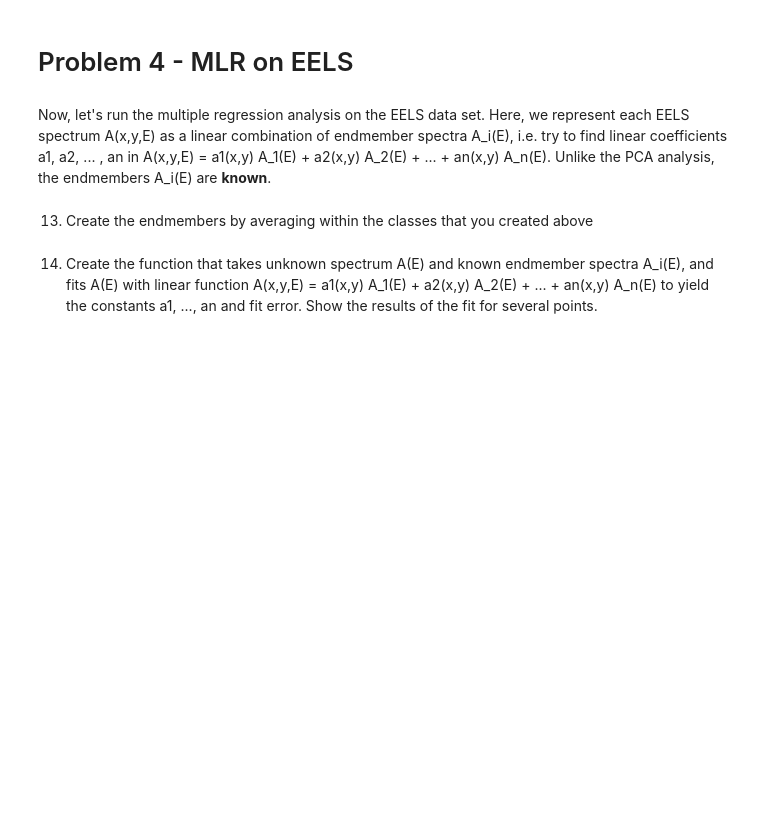
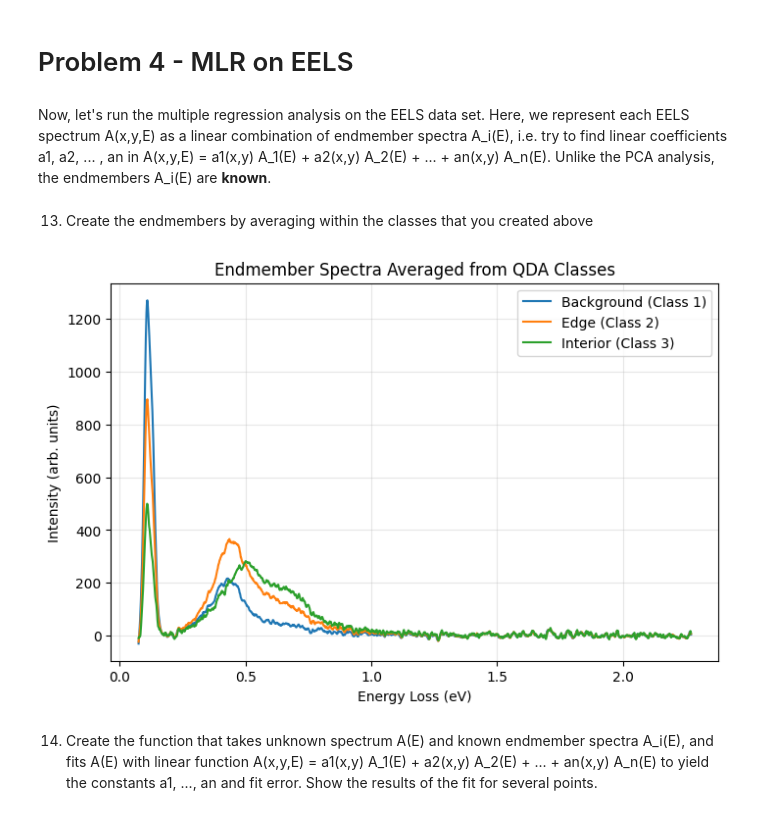
Before and after one commit to smoody-mines/MSE504, a Jupyter notebook: Homework_6.ipynb, the cells around one changed output. Cells and saved outputs as stored; diff of their text form; code cells hidden in the pictures; blank space fills up the shorter version.

```diff
--- a/Homework_6.ipynb
+++ b/Homework_6.ipynb
@@ -410,5 +541,34 @@ Abundance maps...
 Now, let's run the multiple regression analysis on the EELS data set. Here, we represent each EELS spectrum A(x,y,E) as a linear combination of endmember spectra A_i(E), i.e. try to find linear coefficients a1, a2, ... , an in A(x,y,E) = a1(x,y) A_1(E) + a2(x,y) A_2(E) + ... + an(x,y) A_n(E). Unlike the PCA analysis, the endmembers A_i(E) are **known**.
 # %% [markdown]
 13. Create the endmembers by averaging within the classes that you created above
+# %%
+#calculating the mean spectra for points within each class
+endmembers = {}
+class_labels = {1: 'Background', 2: 'Edge', 3: 'Interior'}
+
+for cls in class_labels.keys():
+    # boolean mask for this class
+    mask = (qda_map_final == cls)
+    # extract all spectra belonging to this class
+    spectra = hdata[mask, :]
+
+    # compute the mean spectrum (endmember)
+    mean_spectrum = np.mean(spectra, axis=0)
+    endmembers[cls] = mean_spectrum
+# %%
+plt.figure(figsize=(8,5))
+for cls, label in class_labels.items():
+    plt.plot(e_ax, endmembers[cls], label=f'{label} (Class {cls})')
+
+plt.xlabel('Energy Loss (eV)')
+plt.ylabel('Intensity (arb. units)')
+plt.title('Endmember Spectra Averaged from QDA Classes')
+plt.legend()
+plt.grid(True, alpha=0.3)
+plt.show()
+
+#looks good I think, roughly matches the spectra of component 1,2,3 from LDA
+# %% [output]
+[figure, added]
 # %% [markdown]
 14. Create the function that takes unknown spectrum A(E) and known endmember spectra A_i(E), and fits A(E) with linear function A(x,y,E) = a1(x,y) A_1(E) + a2(x,y) A_2(E) + ... + an(x,y) A_n(E) to yield the constants a1, ..., an and fit error. Show the results of the fit for several points.
```
Also changed, not shown: parts of 7 cells of this notebook.
